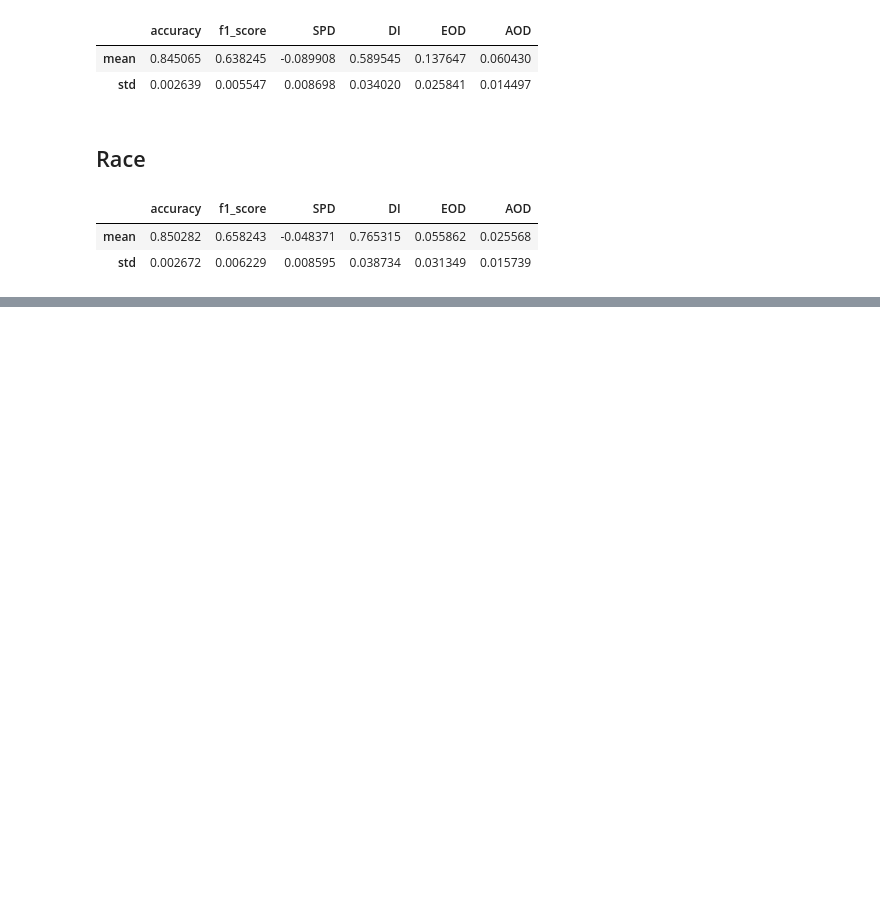
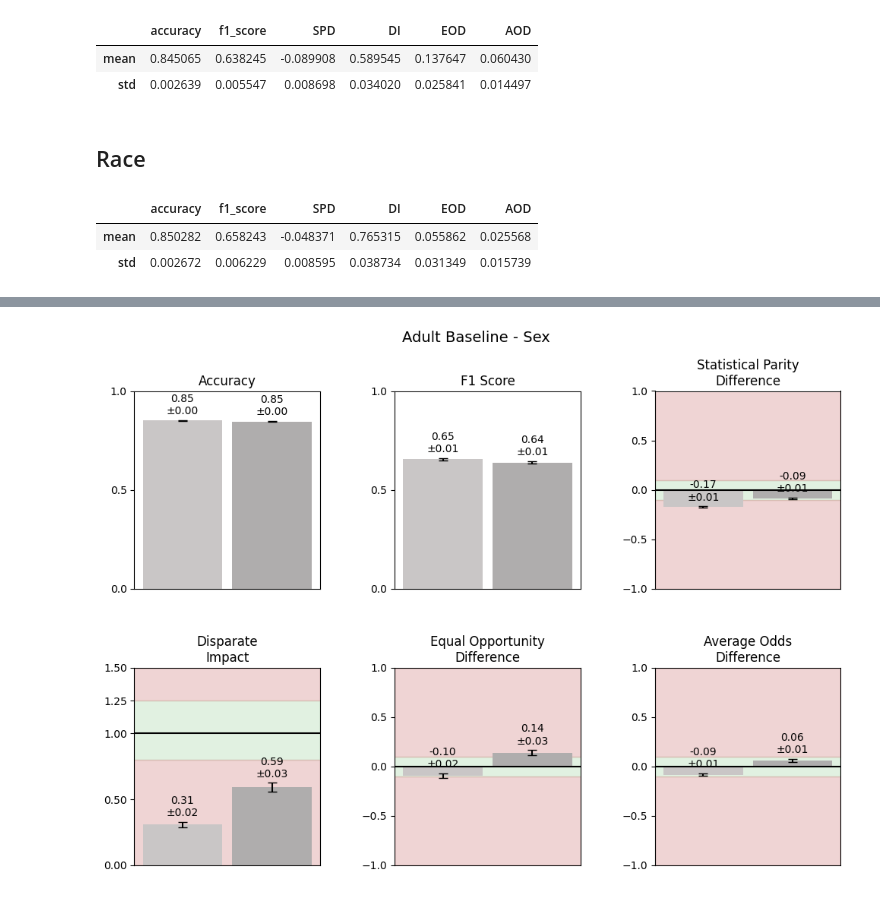
Before and after one commit to jeaend/bias-mitigation-aif360, a Jupyter notebook: notebooks/Adult_Income/03_pre_reweighing.ipynb, the cells around one changed output, grey strips where cells are left out. Saved outputs shown, nothing was run; the diff lists cells and outputs as text; code cells hidden in the pictures; blank space fills up the shorter version.

```diff
--- a/notebooks/Adult_Income/03_pre_reweighing.ipynb
+++ b/notebooks/Adult_Income/03_pre_reweighing.ipynb
@@ -144,0 +154,4 @@ adult_race_metrics_agg
+# %%
+compare_viz_metrics_2x3(baseline_sex_agg, adult_sex_metrics_agg, 'Baseline', 'Race', 'Adult Baseline - Sex')
+# %% [output]
+[figure, added]
```
Also changed, not shown: parts of 5 cells of this notebook, 2 other files.
